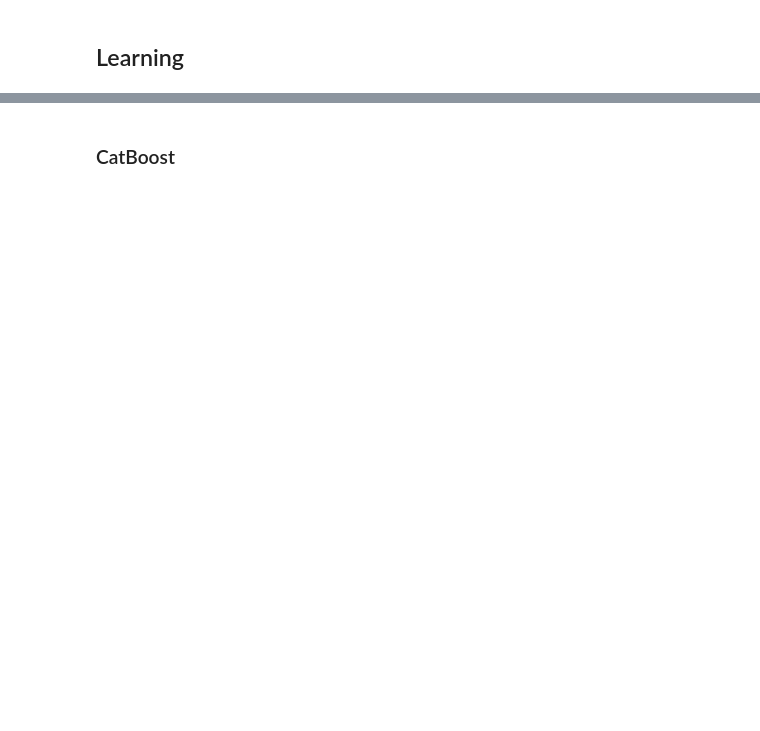
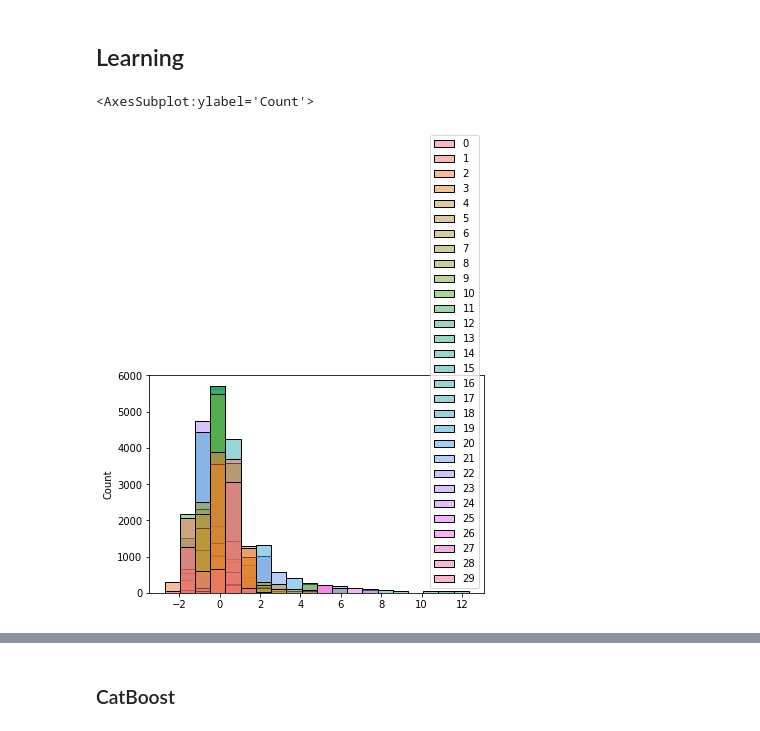
Before and after one commit to AhmetSelimPehlivan/HR-Analytics, a Jupyter notebook: project.ipynb, the cells around one changed output, grey strips where cells are left out. Drawn from its saved outputs; the diff is of its cells as text; code cells hidden in the pictures; blank space fills up the shorter version.

```diff
--- a/project.ipynb
+++ b/project.ipynb
@@ -281,3 +291,24 @@ X_train, X_test, y_train, y_test = train_test_split(X, y, test_size=0.20, random
+# %%
+# Our data is unbalanced, we can fix this with SMOTE
+
+from imblearn.over_sampling import SMOTE
+
+oversample = SMOTE(random_state = 402)
+X, y = oversample.fit_resample(train_mice, train.target)
+
+
+X_train, X_test, y_train, y_test = train_test_split(X, y, test_size=0.20, random_state=80)
+# %%
+from sklearn.preprocessing import StandardScaler
+
+sc_X = StandardScaler()
+X_train=sc_X.fit_transform(X_train)
+X_test=sc_X.transform(X_test)
+# %%
+sns.histplot(data=X_test, bins=20)
+# %% [output]
+<AxesSubplot:ylabel='Count'>
+[figure, added]
 # %%
 lr = LogisticRegression()
 lr.fit(X_train, y_train)
```
Also changed, not shown: parts of 60 cells of this notebook, 22 other files.
